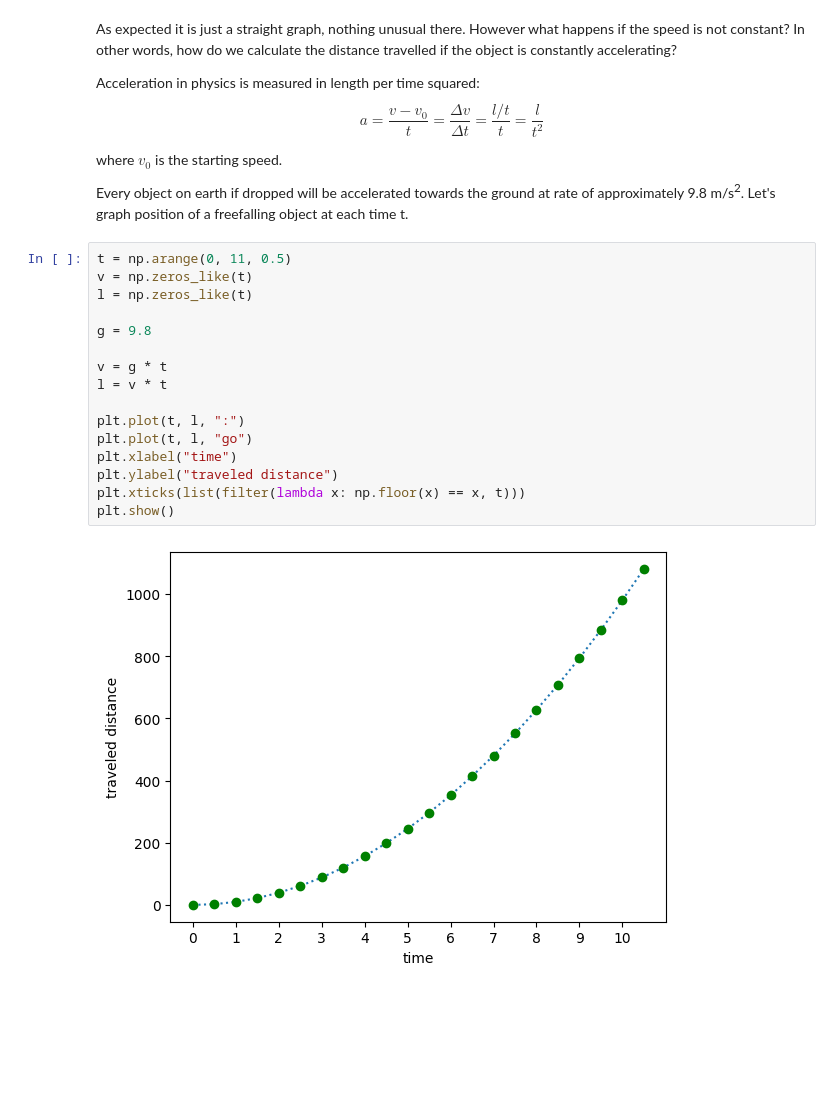
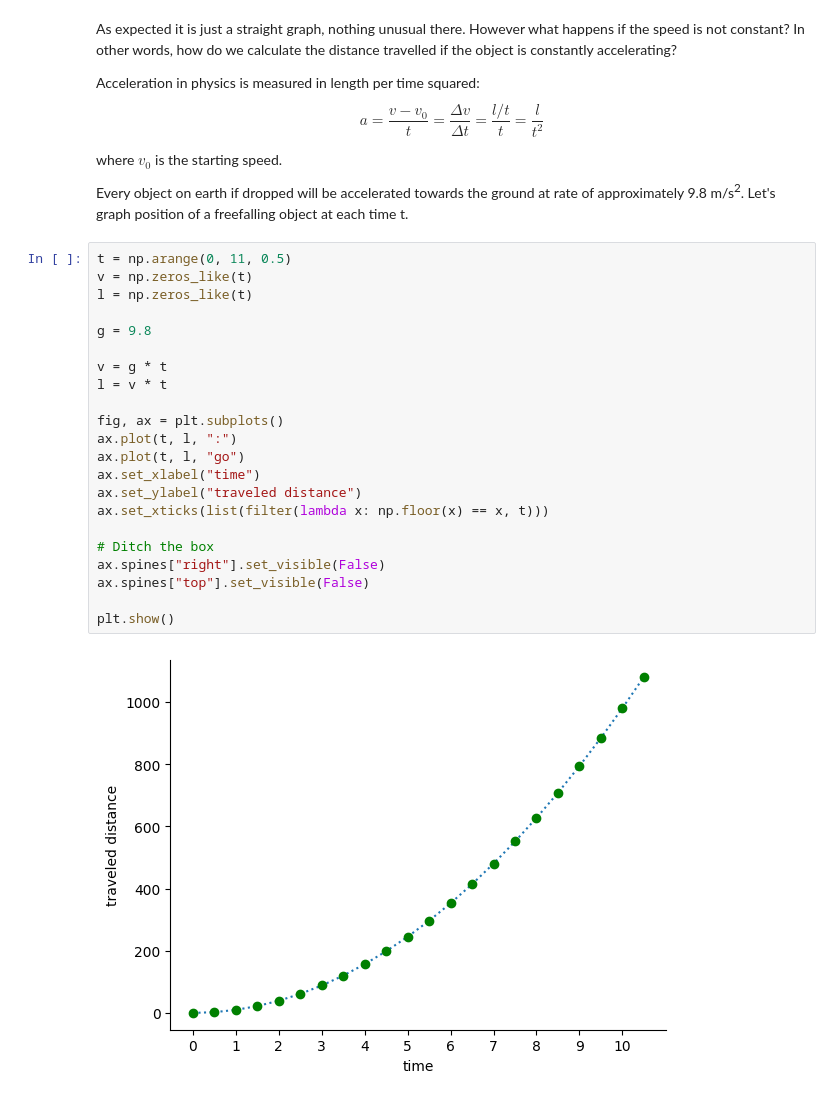
Before and after one commit to danila-zol/Introduction_to_Python_SAS, a Jupyter notebook: Code_Examples/Lecture7/calculus.ipynb, the cells around one changed output. Drawn from its saved outputs; the diff is of its cells as text; blank space fills up the shorter version.

```diff
--- a/Code_Examples/Lecture7/calculus.ipynb
+++ b/Code_Examples/Lecture7/calculus.ipynb
@@ -194,18 +269,24 @@ Every object on earth if dropped will be accelerated towards the ground at rate
 # %%
 t = np.arange(0, 11, 0.5)
 v = np.zeros_like(t)
 l = np.zeros_like(t)
 
 g = 9.8
 
 v = g * t
 l = v * t
 
-plt.plot(t, l, ":")
-plt.plot(t, l, "go")
-plt.xlabel("time")
-plt.ylabel("traveled distance")
-plt.xticks(list(filter(lambda x: np.floor(x) == x, t)))
+fig, ax = plt.subplots()
+ax.plot(t, l, ":")
+ax.plot(t, l, "go")
+ax.set_xlabel("time")
+ax.set_ylabel("traveled distance")
+ax.set_xticks(list(filter(lambda x: np.floor(x) == x, t)))
+
+# Ditch the box
+ax.spines["right"].set_visible(False)
+ax.spines["top"].set_visible(False)
+
 plt.show()
 # %% [output]
-[figure, old version]
+[figure, new version]
```
Also changed, not shown: parts of 6 cells of this notebook.
